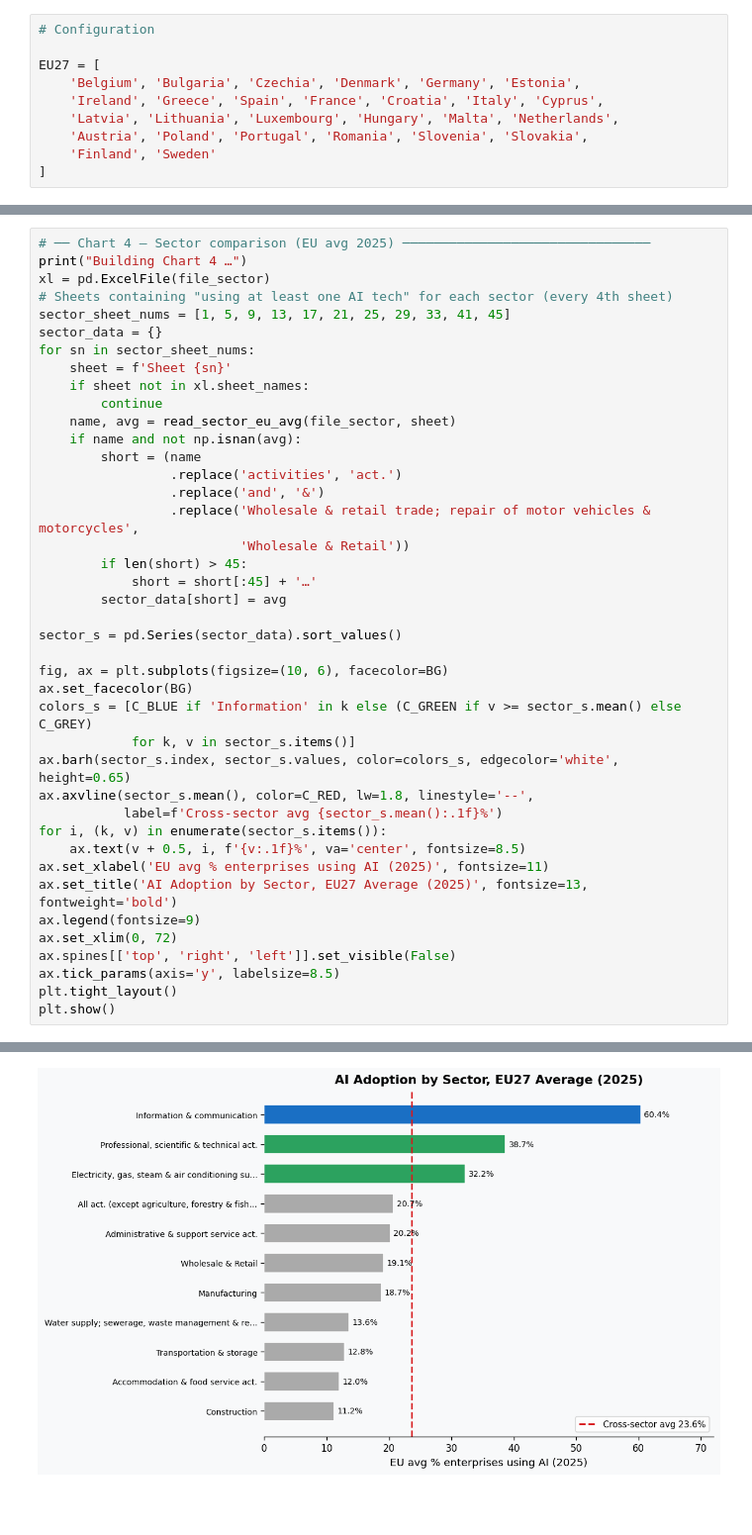
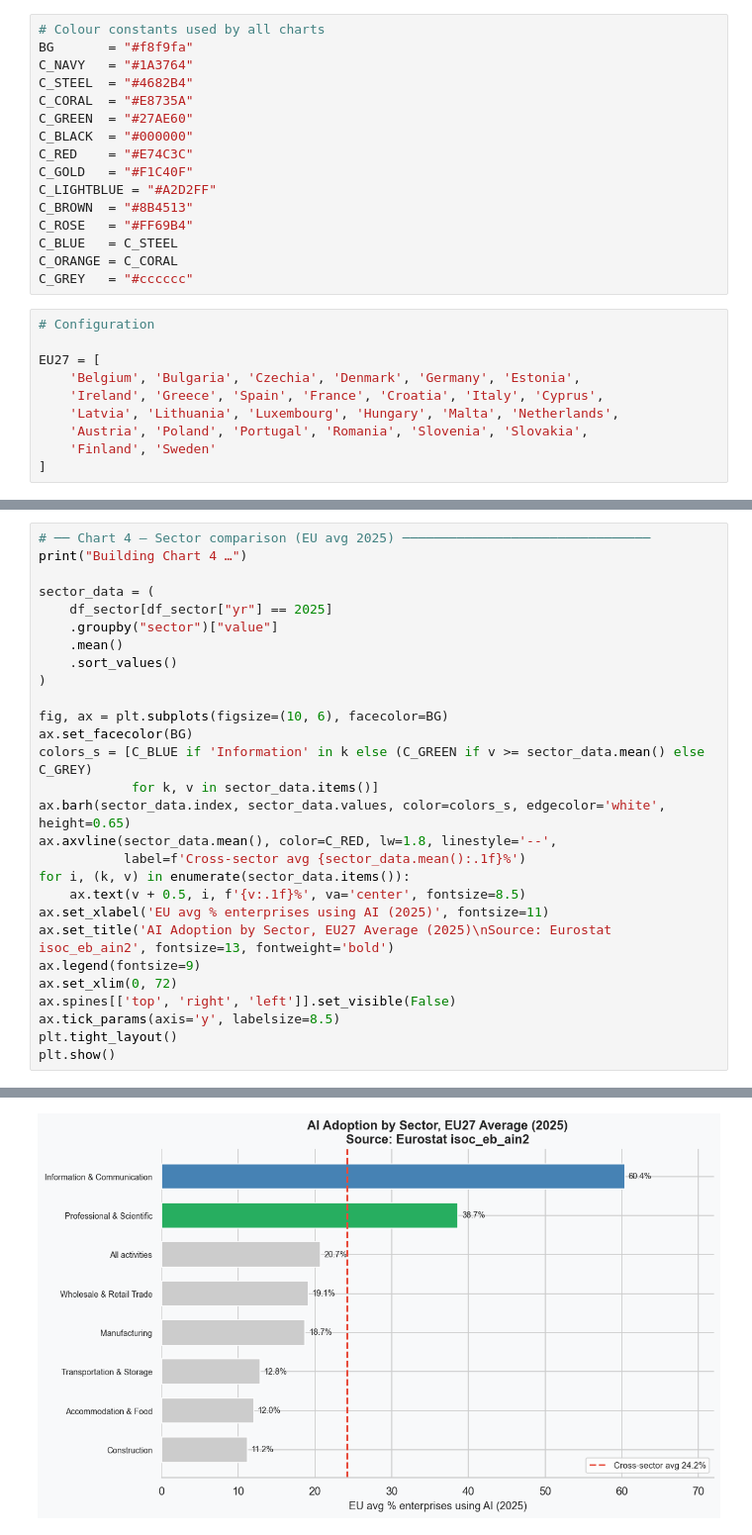
Before and after one commit to ccchme/Internet-Network-Economics, a Jupyter notebook: Internet_Economics.ipynb, the cells around one changed output, grey strips where cells are left out. Shown at 99% size. Cells and saved outputs as stored; diff of their text form; blank space fills up the shorter version.

Commit message:
version with a sector gap analysis

```diff
--- a/Internet_Economics.ipynb
+++ b/Internet_Economics.ipynb
@@ -67,3 +56,19 @@ AI Adoption by NACE Dataset:
+# %%
+# Colour constants used by all charts
+BG       = "#f8f9fa"
+C_NAVY   = "#1A3764"
+C_STEEL  = "#4682B4"
+C_CORAL  = "#E8735A"
+C_GREEN  = "#27AE60"
+C_BLACK  = "#000000"
+C_RED    = "#E74C3C"
+C_GOLD   = "#F1C40F"
+C_LIGHTBLUE = "#A2D2FF"
+C_BROWN  = "#8B4513"
+C_ROSE   = "#FF69B4"
+C_BLUE   = C_STEEL
+C_ORANGE = C_CORAL
+C_GREY   = "#cccccc"
 # %%
 # Configuration
 
@@ -278,47 +250,34 @@ Building Chart 3 …
 # %%
 # ── Chart 4 — Sector comparison (EU avg 2025) ────────────────────────────────
 print("Building Chart 4 …")
-xl = pd.ExcelFile(file_sector)
-# Sheets containing "using at least one AI tech" for each sector (every 4th sheet)
-sector_sheet_nums = [1, 5, 9, 13, 17, 21, 25, 29, 33, 41, 45]
-sector_data = {}
-for sn in sector_sheet_nums:
-    sheet = f'Sheet {sn}'
-    if sheet not in xl.sheet_names:
-        continue
-    name, avg = read_sector_eu_avg(file_sector, sheet)
-    if name and not np.isnan(avg):
-        short = (name
-                 .replace('activities', 'act.')
-                 .replace('and', '&')
-                 .replace('Wholesale & retail trade; repair of motor vehicles & motorcycles',
-                          'Wholesale & Retail'))
-        if len(short) > 45:
-            short = short[:45] + '…'
-        sector_data[short] = avg
 
-sector_s = pd.Series(sector_data).sort_values()
+sector_data = (
+    df_sector[df_sector["yr"] == 2025]
+    .groupby("sector")["value"]
+    .mean()
+    .sort_values()
+)
 
 fig, ax = plt.subplots(figsize=(10, 6), facecolor=BG)
 ax.set_facecolor(BG)
-colors_s = [C_BLUE if 'Information' in k else (C_GREEN if v >= sector_s.mean() else C_GREY)
-            for k, v in sector_s.items()]
-ax.barh(sector_s.index, sector_s.values, color=colors_s, edgecolor='white', height=0.65)
-ax.axvline(sector_s.mean(), color=C_RED, lw=1.8, linestyle='--',
-           label=f'Cross-sector avg {sector_s.mean():.1f}%')
-for i, (k, v) in enumerate(sector_s.items()):
+colors_s = [C_BLUE if 'Information' in k else (C_GREEN if v >= sector_data.mean() else C_GREY)
+            for k, v in sector_data.items()]
+ax.barh(sector_data.index, sector_data.values, color=colors_s, edgecolor='white', height=0.65)
+ax.axvline(sector_data.mean(), color=C_RED, lw=1.8, linestyle='--',
+           label=f'Cross-sector avg {sector_data.mean():.1f}%')
+for i, (k, v) in enumerate(sector_data.items()):
     ax.text(v + 0.5, i, f'{v:.1f}%', va='center', fontsize=8.5)
 ax.set_xlabel('EU avg % enterprises using AI (2025)', fontsize=11)
-ax.set_title('AI Adoption by Sector, EU27 Average (2025)', fontsize=13, fontweight='bold')
+ax.set_title('AI Adoption by Sector, EU27 Average (2025)\nSource: Eurostat isoc_eb_ain2', fontsize=13, fontweight='bold')
 ax.legend(fontsize=9)
 ax.set_xlim(0, 72)
 ax.spines[['top', 'right', 'left']].set_visible(False)
 ax.tick_params(axis='y', labelsize=8.5)
 plt.tight_layout()
 plt.show()
 # %% [output]
 Building Chart 4 …
-[figure, old version]
+[figure, new version]
 # %%
 # ── Chart 5 — Size gap (large minus small) per country ───────────────────────
 print("Building Chart 5 …")
```
Also changed, not shown: parts of 22 cells of this notebook.
